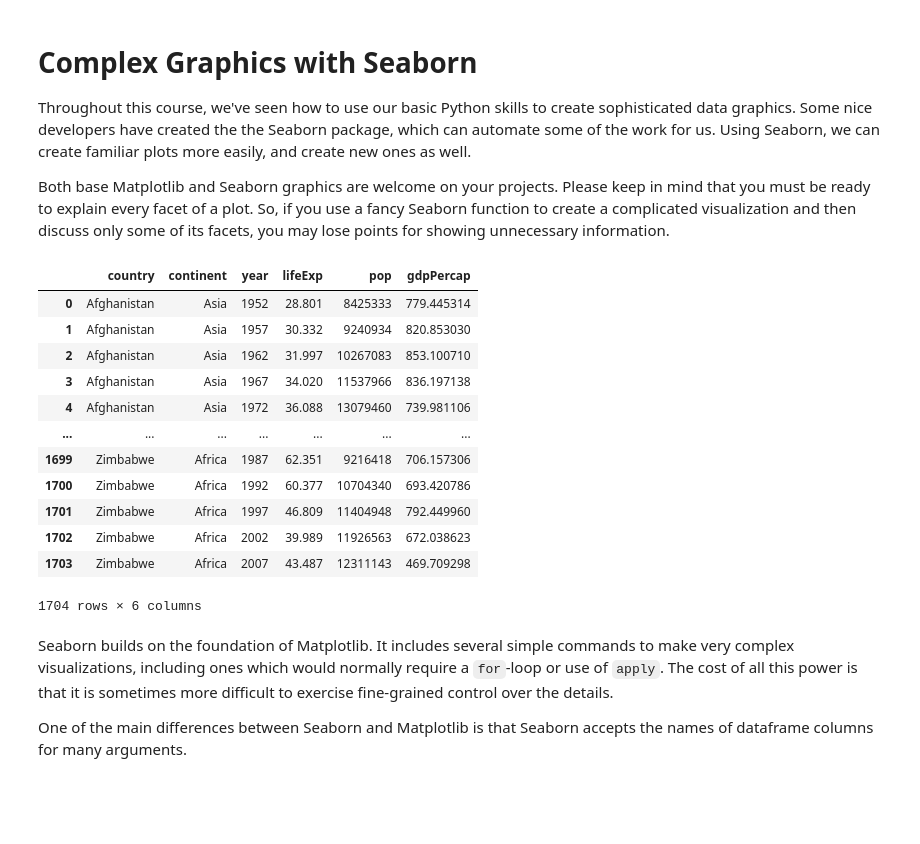
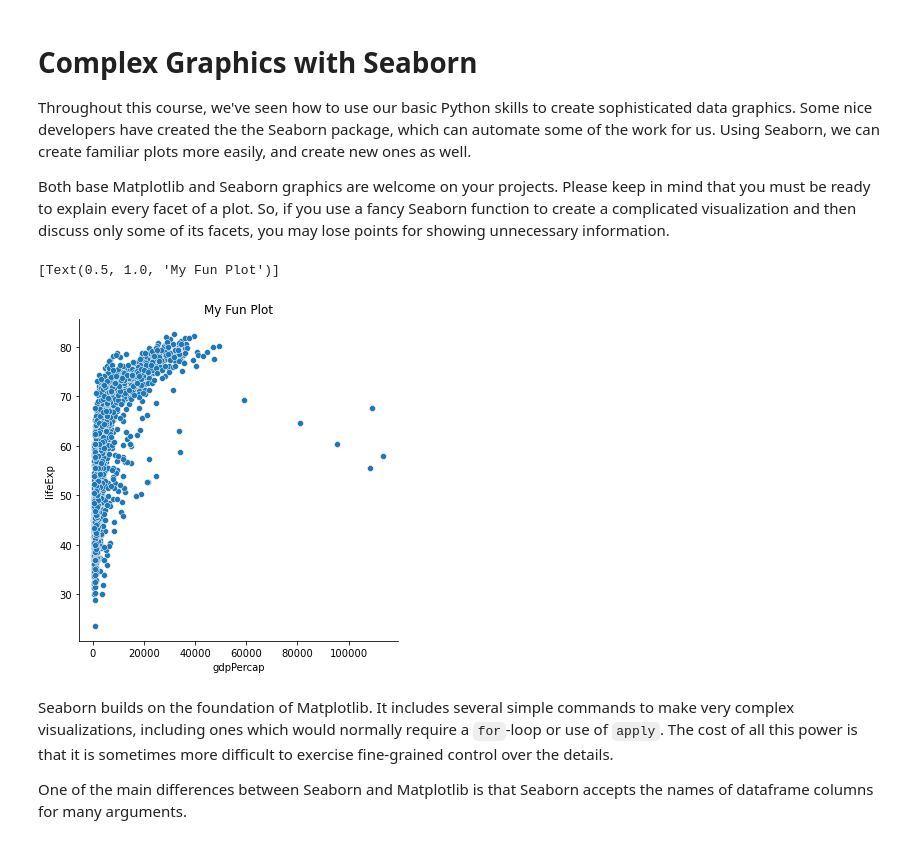
Before and after one commit to PhilChodrow/PIC16A, a Jupyter notebook: live_lectures/seaborn.ipynb, the cells around one changed output. Cells and saved outputs as stored; diff of their text form; code cells hidden in the pictures; blank space fills up the shorter version.

```diff
--- a/live_lectures/seaborn.ipynb
+++ b/live_lectures/seaborn.ipynb
@@ -9,21 +11,16 @@ import pandas as pd
 # %%
+# https://raw.githubusercontent.com/PhilChodrow/PIC16A/master/datasets/gapminder.csv
 url = "https://raw.githubusercontent.com/PhilChodrow/PIC16A/master/datasets/gapminder.csv"
 gapminder = pd.read_csv(url)
-gapminder
+# gapminder
-# %% [output]
-|  | country | continent | year | lifeExp | pop | gdpPercap |
-| 0 | Afghanistan | Asia | 1952 | 28.801 | 8425333 | 779.445314 |
-| 1 | Afghanistan | Asia | 1957 | 30.332 | 9240934 | 820.853030 |
-| 2 | Afghanistan | Asia | 1962 | 31.997 | 10267083 | 853.100710 |
-| 3 | Afghanistan | Asia | 1967 | 34.020 | 11537966 | 836.197138 |
-| 4 | Afghanistan | Asia | 1972 | 36.088 | 13079460 | 739.981106 |
-| ... | ... | ... | ... | ... | ... | ... |
-| 1699 | Zimbabwe | Africa | 1987 | 62.351 | 9216418 | 706.157306 |
-| 1700 | Zimbabwe | Africa | 1992 | 60.377 | 10704340 | 693.420786 |
-| 1701 | Zimbabwe | Africa | 1997 | 46.809 | 11404948 | 792.449960 |
-| 1702 | Zimbabwe | Africa | 2002 | 39.989 | 11926563 | 672.038623 |
-| 1703 | Zimbabwe | Africa | 2007 | 43.487 | 12311143 | 469.709298 |
-1704 rows × 6 columns
+# %%
+# plt.scatter(gapminder["gdpPercap"], gapminder["lifeExp"])
+
+sns.relplot(x = 'gdpPercap', y = 'lifeExp', data = gapminder)
+plt.gca().set(title = "My Fun Plot")
+# %% [output]
+[Text(0.5, 1.0, 'My Fun Plot')]
+[figure, added]
 # %% [markdown]
 Seaborn builds on the foundation of Matplotlib. It includes several simple commands to make very complex visualizations, including ones which would normally require a `for`-loop or use of `apply`.  The cost of all this power is that it is sometimes more difficult to exercise fine-grained control over the details.
 
```
Also changed, not shown: parts of 22 cells of this notebook, 1 other file.
